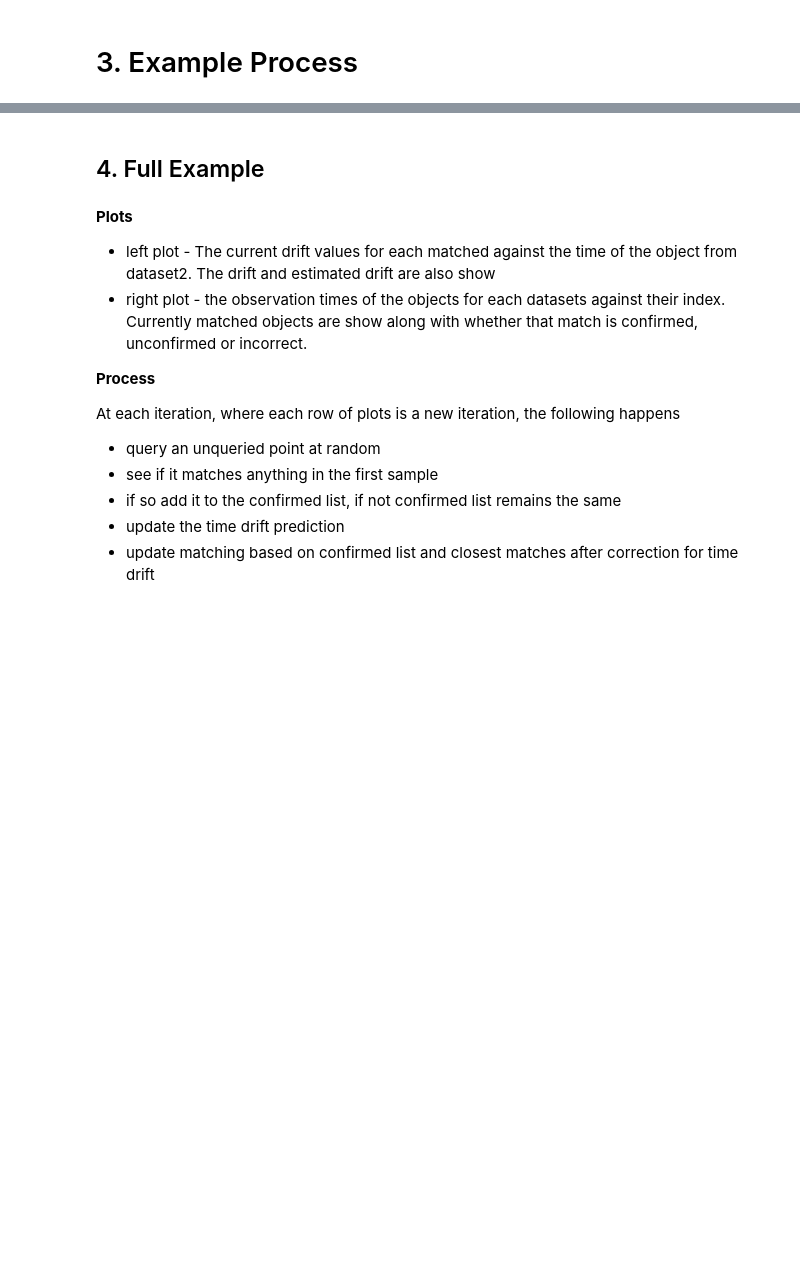
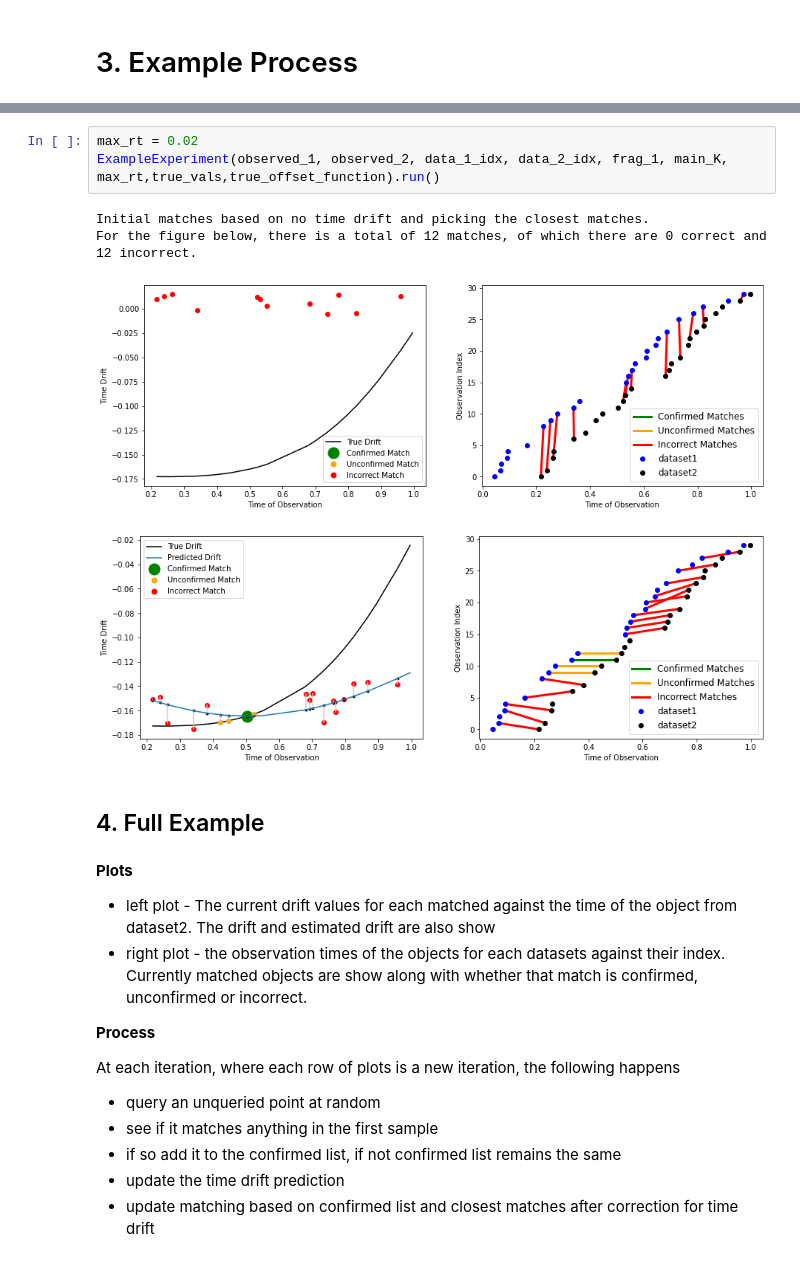
Before and after one commit to sdrogers/CLGP, a Jupyter notebook: CLMSSimpleExample.ipynb, the cells around one changed output, grey strips where cells are left out. Cells and saved outputs as stored; diff of their text form; blank space fills up the shorter version.

Commit message:
updated example

```diff
--- a/CLMSSimpleExample.ipynb
+++ b/CLMSSimpleExample.ipynb
@@ -102,3 +107,11 @@ The following is a walk through of the update process
+# %%
+max_rt = 0.02
+ExampleExperiment(observed_1, observed_2, data_1_idx, data_2_idx, frag_1, main_K, max_rt,true_vals,true_offset_function).run()
+# %% [output]
+Initial matches based on no time drift and picking the closest matches.
+For the figure below, there is a total of 12 matches, of which there are 0 correct and 12 incorrect.
+[figure, added]
+[figure, added]
 # %% [markdown]
 ## 4. Full Example
 # %% [markdown]
```
Also changed, not shown: parts of 7 cells of this notebook.
